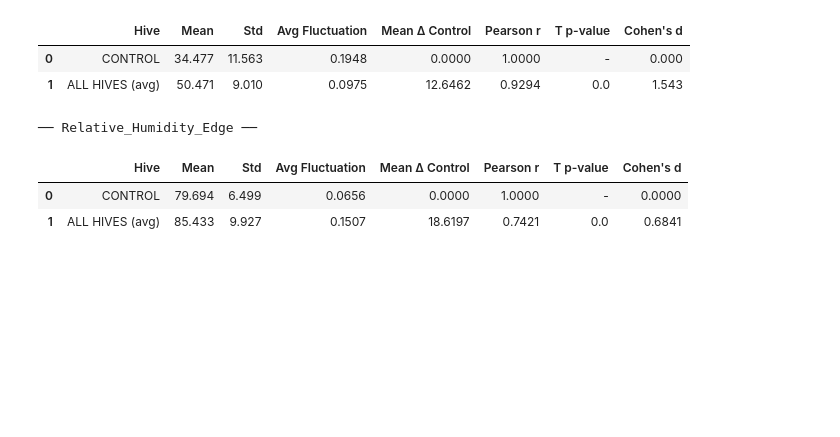
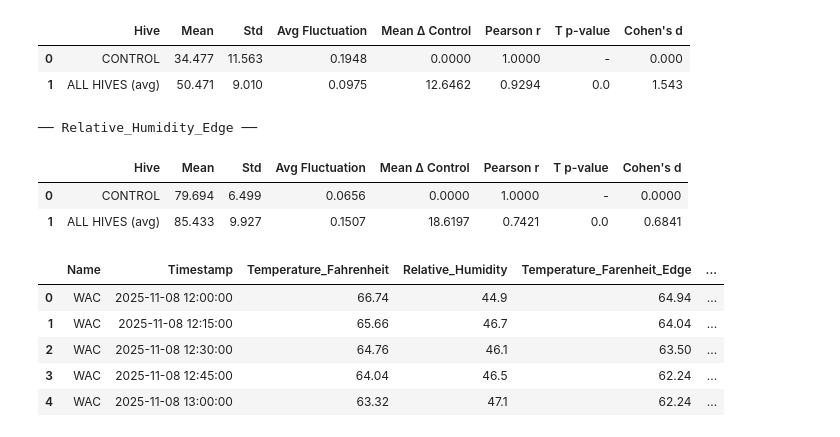
Before and after one commit to Victorthetoost/VIP-beekeps, a Jupyter notebook: data_visualization.ipynb, the cells around one changed output. Cells and saved outputs as stored; diff of their text form; code cells hidden in the pictures; blank space fills up the shorter version.

```diff
--- a/data_visualization.ipynb
+++ b/data_visualization.ipynb
@@ -165,3 +165,20 @@ Index(['Timestamp', 'Temperature_Fahrenheit', 'Relative_Humidity',
 |  | Hive | Mean | Std | Avg Fluctuation | Mean Δ Control | Pearson r | T p-value | Cohen's d |
 | 0 | CONTROL | 79.694 | 6.499 | 0.0656 | 0.0000 | 1.0000 | - | 0.0000 |
 | 1 | ALL HIVES (avg) | 85.433 | 9.927 | 0.1507 | 18.6197 | 0.7421 | 0.0 | 0.6841 |
+# %%
+#linear regression model on the difference in temperature
+from sklearn.linear_model import LinearRegression
+from sklearn.model_selection import train_test_split
+from sklearn.metrics import mean_squared_error, r2_score
+import pandas as pd
+
+data = pd.read_csv('compiled_beehive_data.csv')
+data.head()
+X = data[['Difference_']]
+# %% [output]
+|  | Name | Timestamp | Temperature_Fahrenheit | Relative_Humidity | Temperature_Farenheit_Edge | ... |
+| 0 | WAC | 2025-11-08 12:00:00 | 66.74 | 44.9 | 64.94 | ... |
+| 1 | WAC | 2025-11-08 12:15:00 | 65.66 | 46.7 | 64.04 | ... |
+| 2 | WAC | 2025-11-08 12:30:00 | 64.76 | 46.1 | 63.50 | ... |
+| 3 | WAC | 2025-11-08 12:45:00 | 64.04 | 46.5 | 62.24 | ... |
+| 4 | WAC | 2025-11-08 13:00:00 | 63.32 | 47.1 | 62.24 | ... |
```
Also changed, not shown: 23 other files.
